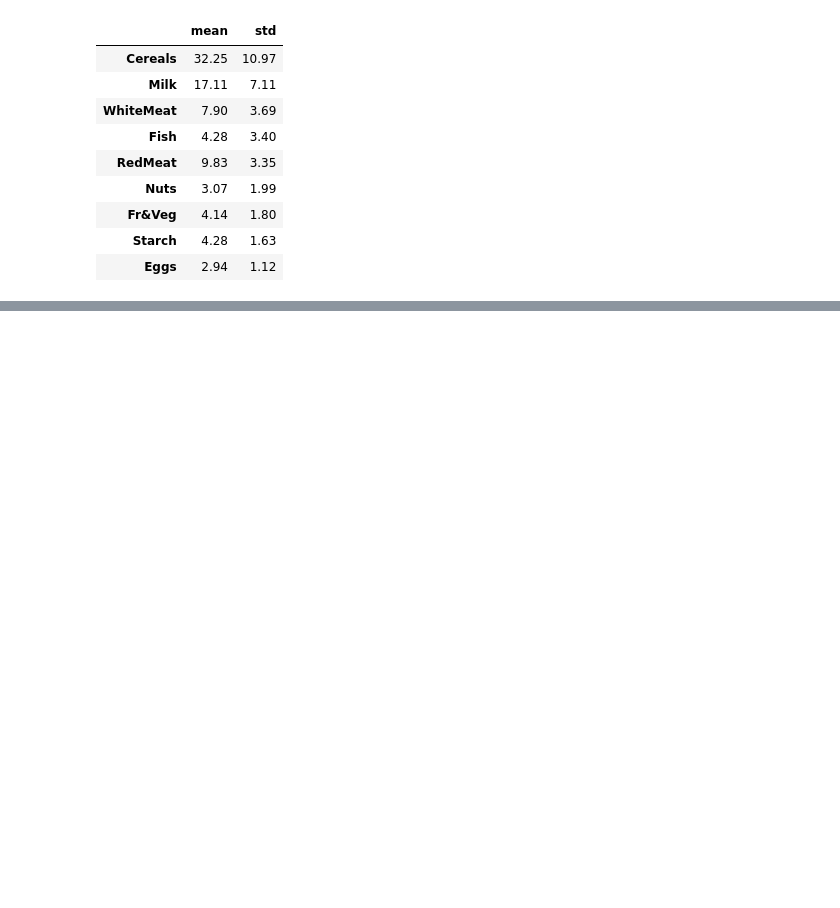
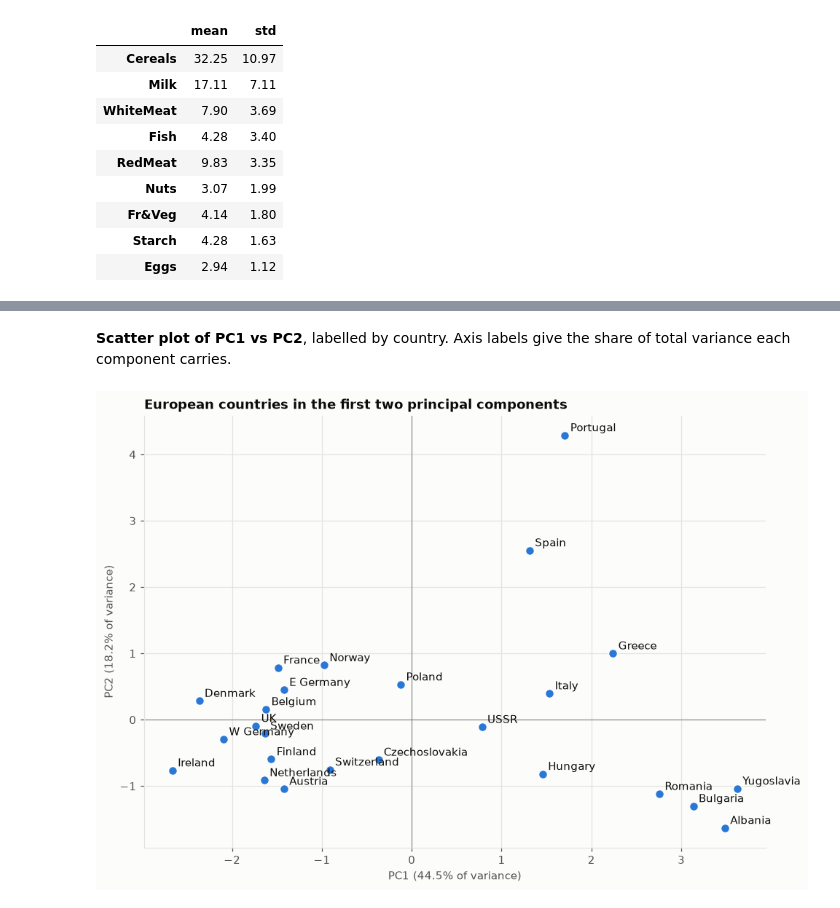
Before and after one commit to CH-CHISAKA/Machine_Learning_and_Data_Science, a Jupyter notebook: 04-assignments/07-assignment/protein_pca.ipynb, the cells around one changed output, grey strips where cells are left out. Cells and saved outputs as stored; diff of their text form; code cells hidden in the pictures; blank space fills up the shorter version.

```diff
--- a/04-assignments/07-assignment/protein_pca.ipynb
+++ b/04-assignments/07-assignment/protein_pca.ipynb
@@ -150,0 +189,12 @@ stats.round(2)
+# %%
+Z = ((X - X.mean()) / X.std(ddof=1)).to_numpy()   # z-scores of every variable
+print("Column means after scaling:", np.round(Z.mean(axis=0), 10))
+print("Column stds  after scaling:", np.round(Z.std(axis=0, ddof=1), 10))
+
+pca = PCA()                                      # keep all 9 components
+scores = pca.fit_transform(Z)
+
+pc_names = [f"PC{i}" for i in range(1, len(features) + 1)]
+scores_df = pd.DataFrame(scores, columns=pc_names, index=df["Country"])
+loadings = pd.DataFrame(pca.components_.T, index=features, columns=pc_names)
+print("\nTotal variance (should equal the number of variables):", round(pca.explained_variance_.sum(), 6))
@@ -152,0 +233,24 @@ stats.round(2)
+# %% [markdown]
+**Scatter plot of PC1 vs PC2**, labelled by country. Axis labels give the share of total variance each component carries.
+# %%
+ev = pca.explained_variance_ratio_ * 100
+x, y = scores_df["PC1"], scores_df["PC2"]
+
+fig, ax = plt.subplots(figsize=(10, 7))
+ax.axhline(0, color=INK2, lw=0.8, alpha=0.6); ax.axvline(0, color=INK2, lw=0.8, alpha=0.6)
+ax.scatter(x, y, s=70, color=BLUE, edgecolor=SURFACE, linewidth=1.5, zorder=3)
+
+texts = [ax.text(xi, yi, name, fontsize=9.5, color=INK) for name, xi, yi in zip(scores_df.index, x, y)]
+if adjust_text is not None:
+    adjust_text(texts, x=x.values, y=y.values, ax=ax, expand=(1.4, 1.8),
+                arrowprops=dict(arrowstyle="-", color=INK2, lw=0.6))
+else:                                            # fallback: simple fixed offset
+    for t in texts:
+        t.set_position((t.get_position()[0] + 0.06, t.get_position()[1] + 0.06))
+
+ax.set_xlabel(f"PC1 ({ev[0]:.1f}% of variance)")
+ax.set_ylabel(f"PC2 ({ev[1]:.1f}% of variance)")
+ax.set_title("European countries in the first two principal components")
+plt.show()
+# %% [output]
+[figure, added]
```
Also changed, not shown: parts of 15 cells of this notebook.
